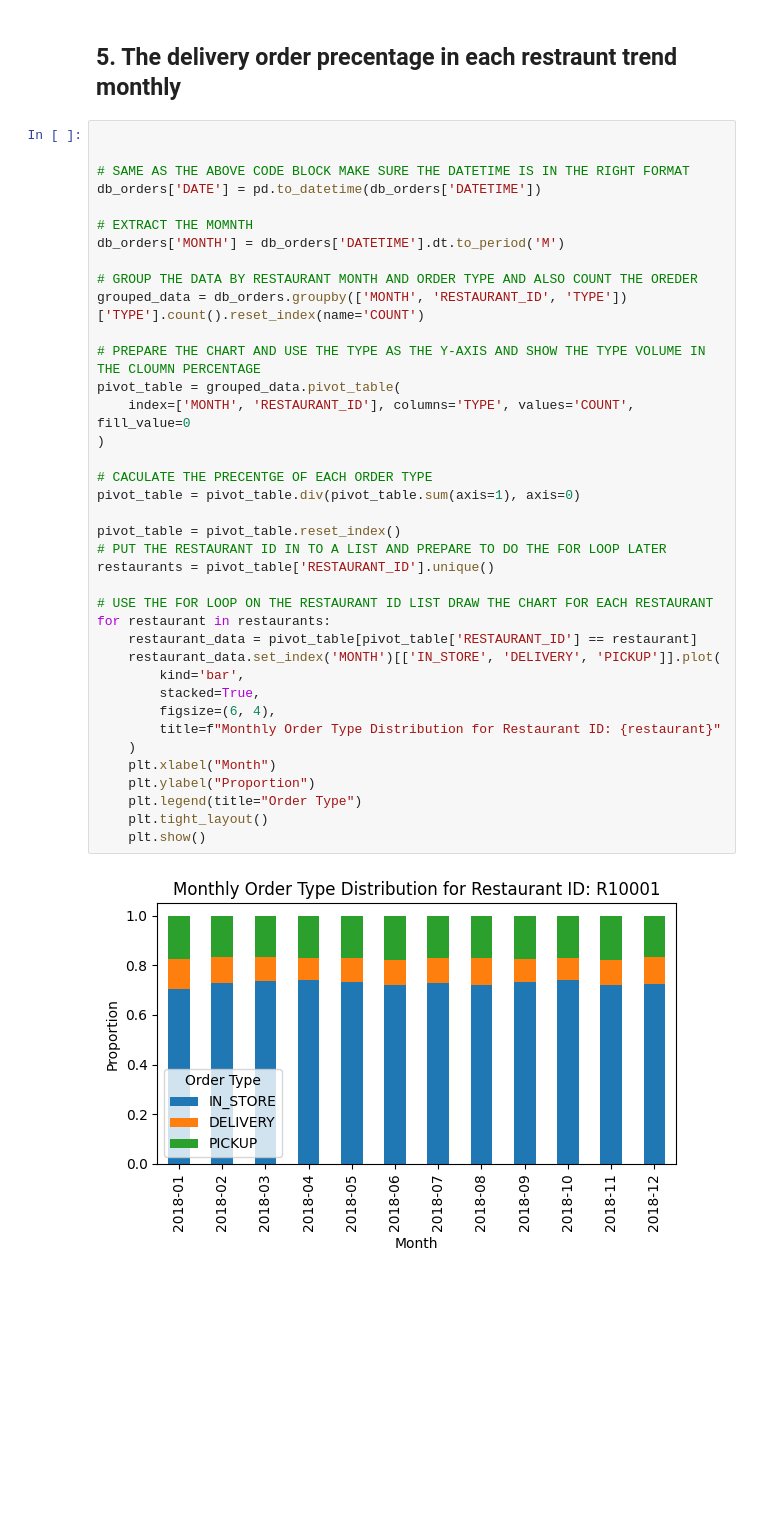
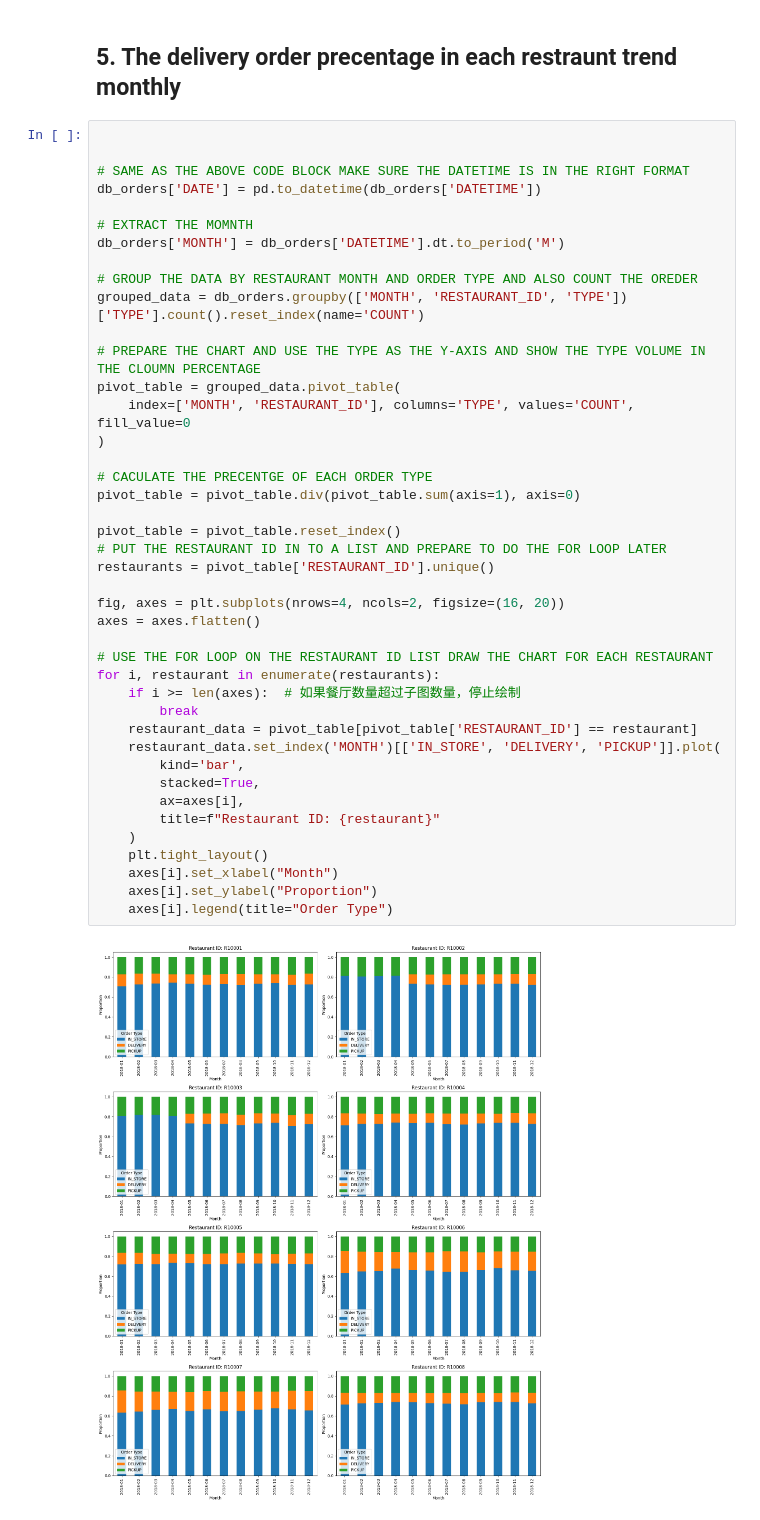
Before and after one commit to HarryYang1008/A2_python, a Jupyter notebook: analysis.ipynb, the cells around one changed output. Cells and saved outputs as stored; diff of their text form; blank space fills up the shorter version.

Commit message:
change the output sturcture to the subplot in order type part

```diff
--- a/analysis.ipynb
+++ b/analysis.ipynb
@@ -188,38 +188,42 @@ plt.show()
 
 # SAME AS THE ABOVE CODE BLOCK MAKE SURE THE DATETIME IS IN THE RIGHT FORMAT
 db_orders['DATE'] = pd.to_datetime(db_orders['DATETIME'])
 
 # EXTRACT THE MOMNTH
 db_orders['MONTH'] = db_orders['DATETIME'].dt.to_period('M')
 
 # GROUP THE DATA BY RESTAURANT MONTH AND ORDER TYPE AND ALSO COUNT THE OREDER
 grouped_data = db_orders.groupby(['MONTH', 'RESTAURANT_ID', 'TYPE'])['TYPE'].count().reset_index(name='COUNT')
 
 # PREPARE THE CHART AND USE THE TYPE AS THE Y-AXIS AND SHOW THE TYPE VOLUME IN THE CLOUMN PERCENTAGE
 pivot_table = grouped_data.pivot_table(
     index=['MONTH', 'RESTAURANT_ID'], columns='TYPE', values='COUNT', fill_value=0
 )
 
 # CACULATE THE PRECENTGE OF EACH ORDER TYPE
 pivot_table = pivot_table.div(pivot_table.sum(axis=1), axis=0)
 
 pivot_table = pivot_table.reset_index()
 # PUT THE RESTAURANT ID IN TO A LIST AND PREPARE TO DO THE FOR LOOP LATER
 restaurants = pivot_table['RESTAURANT_ID'].unique()
 
+fig, axes = plt.subplots(nrows=4, ncols=2, figsize=(16, 20))
+axes = axes.flatten()
+
 # USE THE FOR LOOP ON THE RESTAURANT ID LIST DRAW THE CHART FOR EACH RESTAURANT
-for restaurant in restaurants:
+for i, restaurant in enumerate(restaurants):
+    if i >= len(axes):  # 如果餐厅数量超过子图数量，停止绘制
+        break
     restaurant_data = pivot_table[pivot_table['RESTAURANT_ID'] == restaurant]
     restaurant_data.set_index('MONTH')[['IN_STORE', 'DELIVERY', 'PICKUP']].plot(
         kind='bar',
         stacked=True,
-        figsize=(6, 4),
-        title=f"Monthly Order Type Distribution for Restaurant ID: {restaurant}"
+        ax=axes[i],
+        title=f"Restaurant ID: {restaurant}"
     )
-    plt.xlabel("Month")
-    plt.ylabel("Proportion")
-    plt.legend(title="Order Type")
     plt.tight_layout()
-    plt.show()
+    axes[i].set_xlabel("Month")
+    axes[i].set_ylabel("Proportion")
+    axes[i].legend(title="Order Type")
 # %% [output]
-[figure, old version]
+[figure, new version]
```
Also changed, not shown: parts of 1 cell of this notebook.
